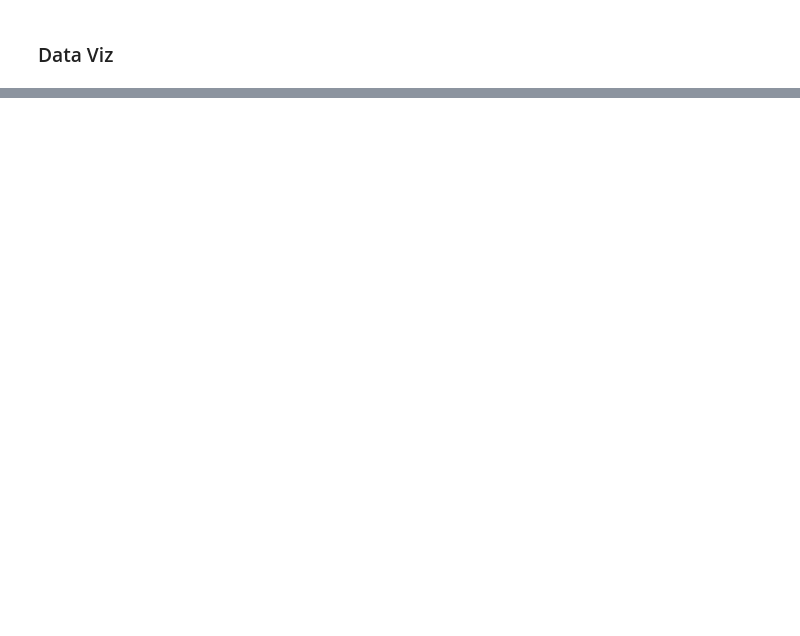
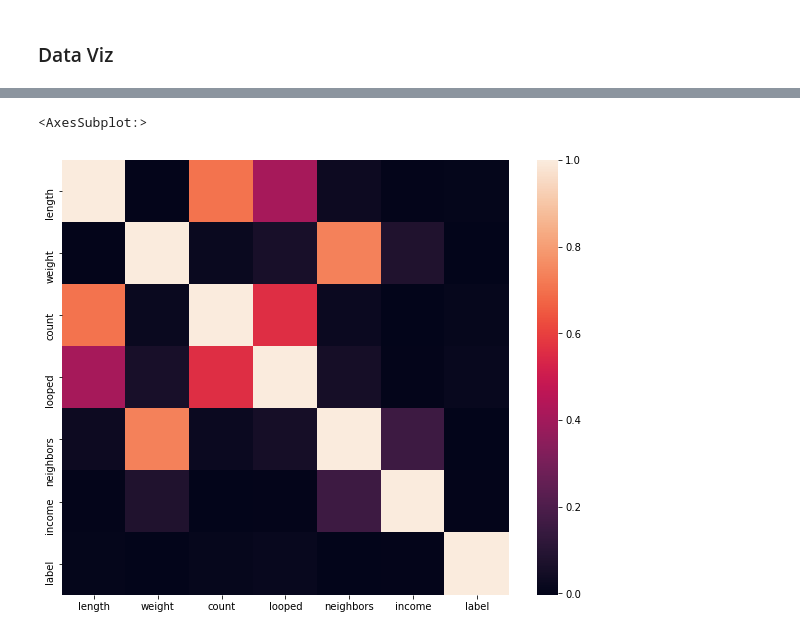
Before and after one commit to jtbenson116/datahacks2021, a Jupyter notebook: dogeCOIN.ipynb, the cells around one changed output, grey strips where cells are left out. Cells and saved outputs as stored; diff of their text form; code cells hidden in the pictures; blank space fills up the shorter version.

```diff
--- a/dogeCOIN.ipynb
+++ b/dogeCOIN.ipynb
@@ -42,5 +58,7 @@ df = preprocessor(raw_df)
 # %%
-# create dataframes of only white and ransom
+# initialize 'to_standarize', or numerical variables list
+to_standardize = ['length','weight','count','looped','neighbors','income']
+# create 'white' and 'ransom' dataframes
 white = df[(df.label==df.label.value_counts().index.to_list()[0])]
 ransom = df[~(df.label==df.label.value_counts().index.to_list()[0])]
 # %% [markdown]
@@ -65,0 +86,7 @@ Text(0.5, 1.0, 'Income')
+# %%
+# heatmap of correlation between numerical variables plus label
+plt.figure(figsize=(10,8))
+sns.heatmap(df[to_standardize + ['label']].corr())
+# %% [output]
+<AxesSubplot:>
+[figure, added]
```
Also changed, not shown: parts of 24 cells of this notebook.
